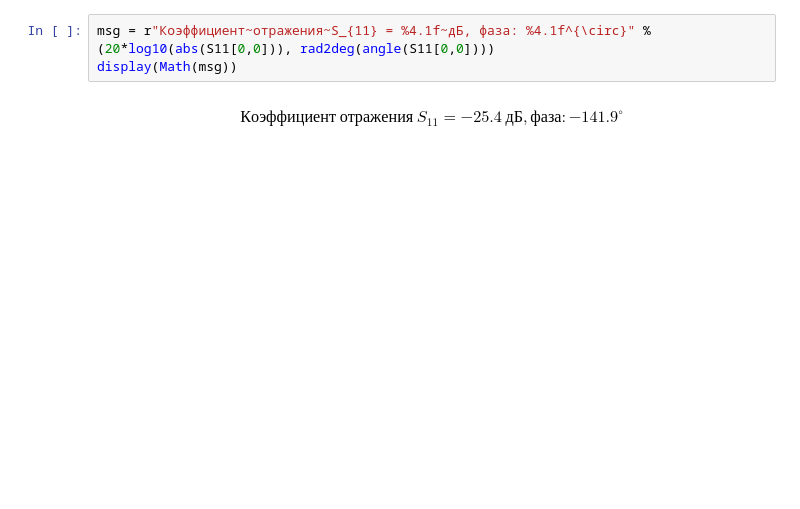
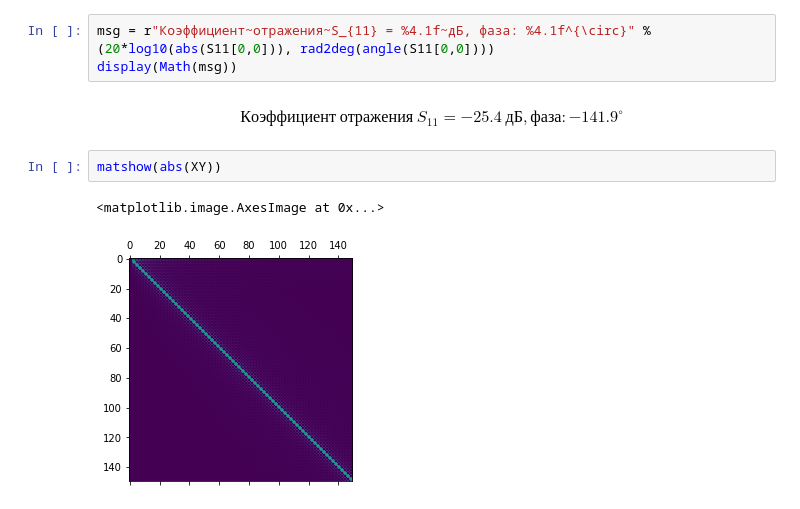
Before and after one commit to dmitrodem/pier_filter, a Jupyter notebook: mode_matching/mode_matching.ipynb, the cells around one changed output. Saved outputs shown, nothing was run; the diff lists cells and outputs as text; blank space fills up the shorter version.

```diff
--- a/mode_matching/mode_matching.ipynb
+++ b/mode_matching/mode_matching.ipynb
@@ -233,3 +233,8 @@ msg = r"Коэффициент~отражения~S_{11} = %4.1f~дБ, фаза:
 display(Math(msg))
 # %% [output]
 $$Коэффициент~отражения~S_{11} = -25.4~дБ, фаза: -141.9^{\circ}$$
+# %%
+matshow(abs(XY))
+# %% [output]
+<matplotlib.image.AxesImage at 0x...>
+[figure, added]
```
Also changed, not shown: parts of 4 cells of this notebook, 10 other files.
